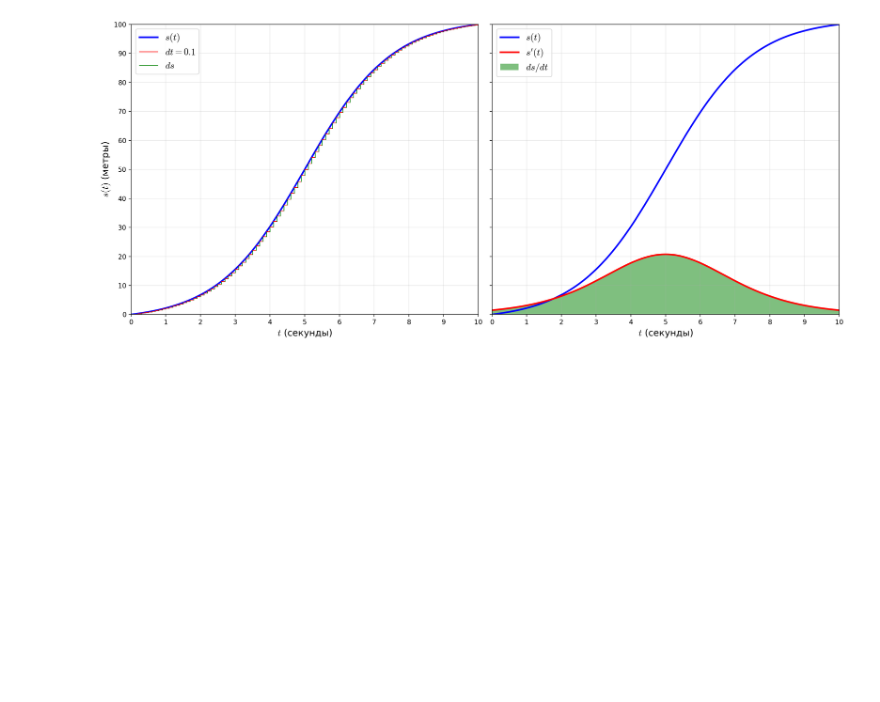
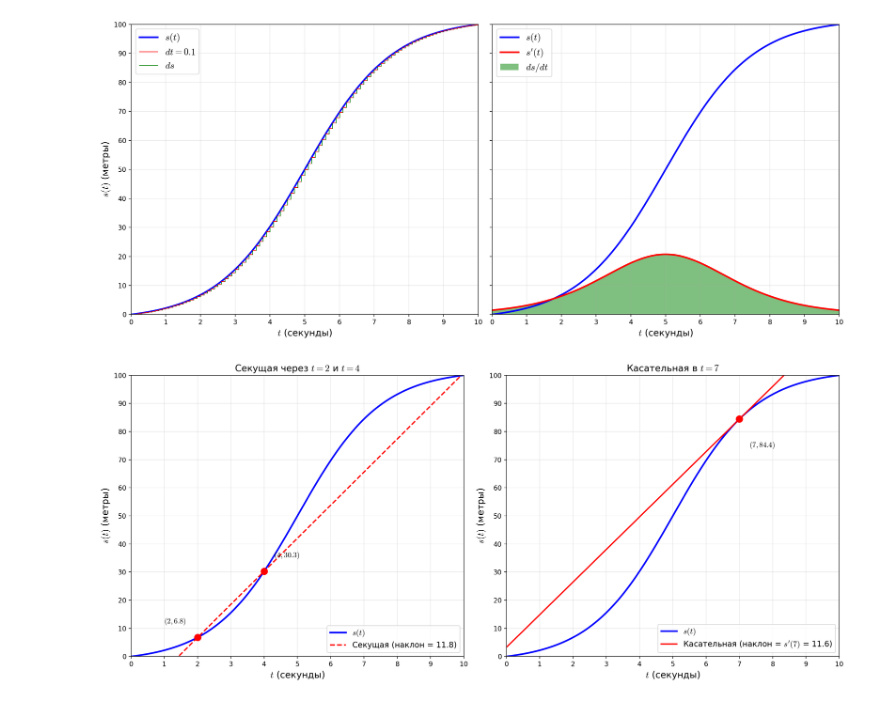
Before and after one commit to sabahtalateh/ainots, a Jupyter notebook: calculus/02-derivative-paradox.ipynb, the cells around one changed output. Drawn from its saved outputs; the diff is of its cells as text; code cells hidden in the pictures; blank space fills up the shorter version.

```diff
--- a/calculus/02-derivative-paradox.ipynb
+++ b/calculus/02-derivative-paradox.ipynb
@@ -239,3 +239,67 @@ plt.tight_layout()
 plt.show()
 # %% [output]
 [figure]
+# %%
+# ===== Секущая и касательная =====
+fig4, (ax7, ax8) = plt.subplots(1, 2, figsize=(16, 7), facecolor='white')
+
+# ===== Левый график: секущая через t=2 и t=4 =====
+ax7.set_facecolor('white')
+ax7.plot(t, s(t), 'b-', linewidth=2.5, label=r'$s(t)$')
+
+# Точки для секущей
+t1_sec, t2_sec = 2, 4
+s1_sec, s2_sec = s(t1_sec), s(t2_sec)
+
+# Секущая линия
+slope_sec = (s2_sec - s1_sec) / (t2_sec - t1_sec)
+t_line = np.linspace(0, 10, 100)
+secant_line = s1_sec + slope_sec * (t_line - t1_sec)
+ax7.plot(t_line, secant_line, 'r--', linewidth=2, label=f'Секущая (наклон = {slope_sec:.1f})')
+
+# Точки на графике
+ax7.plot([t1_sec, t2_sec], [s1_sec, s2_sec], 'ro', markersize=10)
+ax7.annotate(f'$(2, {s1_sec:.1f})$', xy=(t1_sec, s1_sec), xytext=(t1_sec - 1, s1_sec + 5), fontsize=11)
+ax7.annotate(f'$(4, {s2_sec:.1f})$', xy=(t2_sec, s2_sec), xytext=(t2_sec + 0.3, s2_sec + 5), fontsize=11)
+
+ax7.set_xlabel(r'$t$ (секунды)', fontsize=14)
+ax7.set_ylabel(r'$s(t)$ (метры)', fontsize=14)
+ax7.set_xlim(0, 10)
+ax7.set_ylim(0, 100)
+ax7.set_xticks(range(0, 11))
+ax7.set_yticks(range(0, 110, 10))
+ax7.legend(loc='lower right', fontsize=12)
+ax7.set_title('Секущая через $t=2$ и $t=4$', fontsize=14)
+ax7.grid(True, alpha=0.3)
+
+# ===== Правый график: касательная в t=7 =====
+ax8.set_facecolor('white')
+ax8.plot(t, s(t), 'b-', linewidth=2.5, label=r'$s(t)$')
+
+# Точка касания
+t_tan = 7
+s_tan = s(t_tan)
+slope_tan = s_derivative(t_tan)  # Производная = наклон касательной
+
+# Касательная линия
+tangent_line = s_tan + slope_tan * (t_line - t_tan)
+ax8.plot(t_line, tangent_line, 'r-', linewidth=2, label=f"Касательная (наклон = $s'(7)$ = {slope_tan:.1f})")
+
+# Точка на графике
+ax8.plot(t_tan, s_tan, 'ro', markersize=10)
+ax8.annotate(f'$(7, {s_tan:.1f})$', xy=(t_tan, s_tan), xytext=(t_tan + 0.3, s_tan - 10), fontsize=11)
+
+ax8.set_xlabel(r'$t$ (секунды)', fontsize=14)
+ax8.set_ylabel(r'$s(t)$ (метры)', fontsize=14)
+ax8.set_xlim(0, 10)
+ax8.set_ylim(0, 100)
+ax8.set_xticks(range(0, 11))
+ax8.set_yticks(range(0, 110, 10))
+ax8.legend(loc='lower right', fontsize=12)
+ax8.set_title("Касательная в $t=7$", fontsize=14)
+ax8.grid(True, alpha=0.3)
+
+plt.tight_layout()
+plt.show()
+# %% [output]
+[figure, added]
```
Also changed, not shown: 2 other files.
